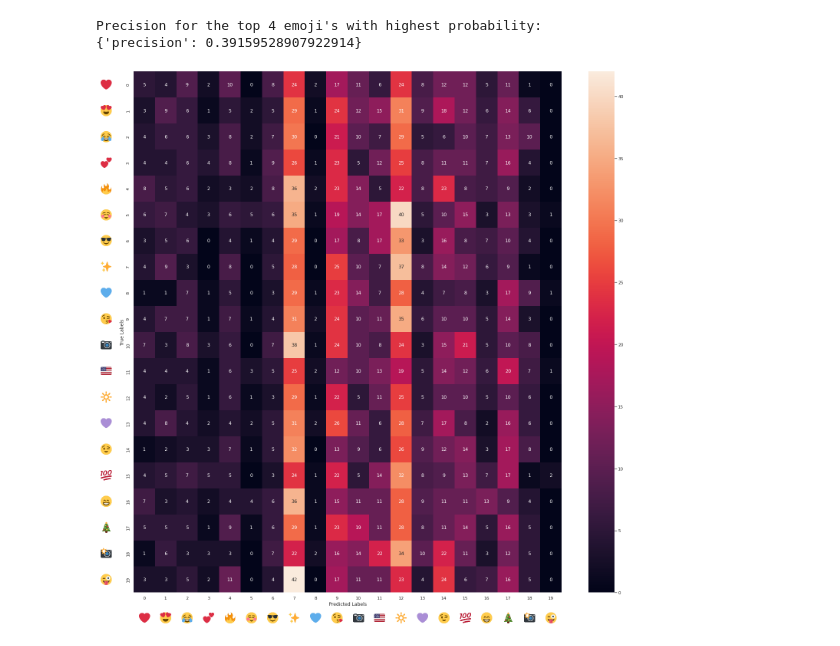
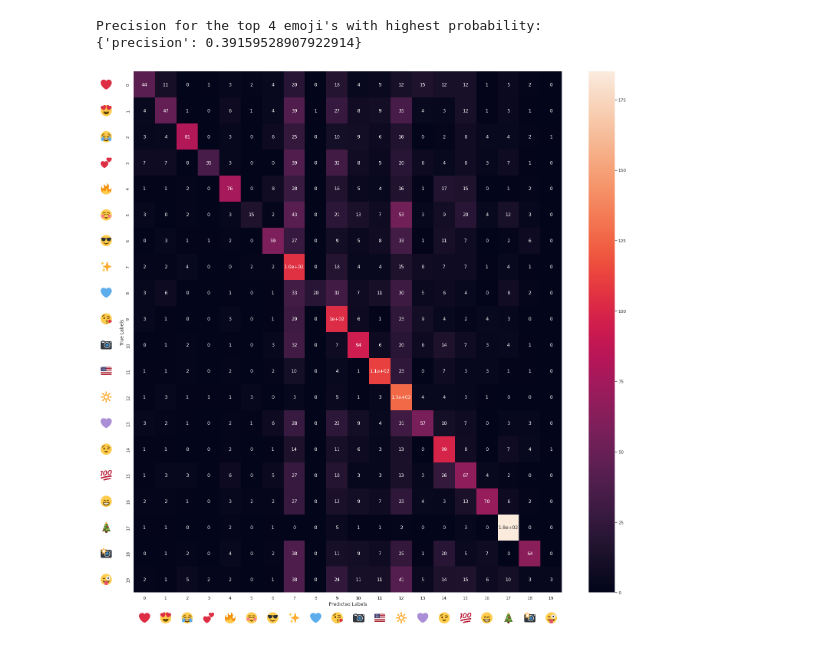
Before and after one commit to vincentclaes/emoji-predictor, a Jupyter notebook: fine-tune/01-zero-shot-with-CLIP-on-test-dataset-tweets.ipynb, the cells around one changed output. Drawn from its saved outputs; the diff is of its cells as text; code cells hidden in the pictures.

```diff
--- a/fine-tune/01-zero-shot-with-CLIP-on-test-dataset-tweets.ipynb
+++ b/fine-tune/01-zero-shot-with-CLIP-on-test-dataset-tweets.ipynb
@@ -172,6 +169,6 @@ print(precision_for_suggestions)
 Precision for the top 4 emoji's with highest probability:
 {'precision': 0.39159528907922914}
 # %%
-confusion_matrix_emojis(labels=test_dataset["label"], predictions=suggestions)
+confusion_matrix_emojis(labels=references, predictions=suggestions)
 # %% [output]
-[figure, old version]
+[figure, new version]
```
Also changed, not shown: parts of 2 cells of this notebook, 1 other file.
